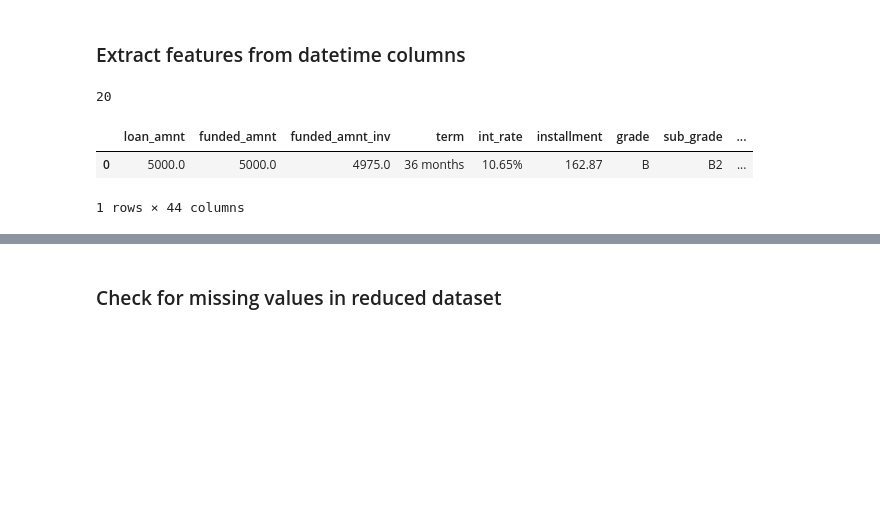
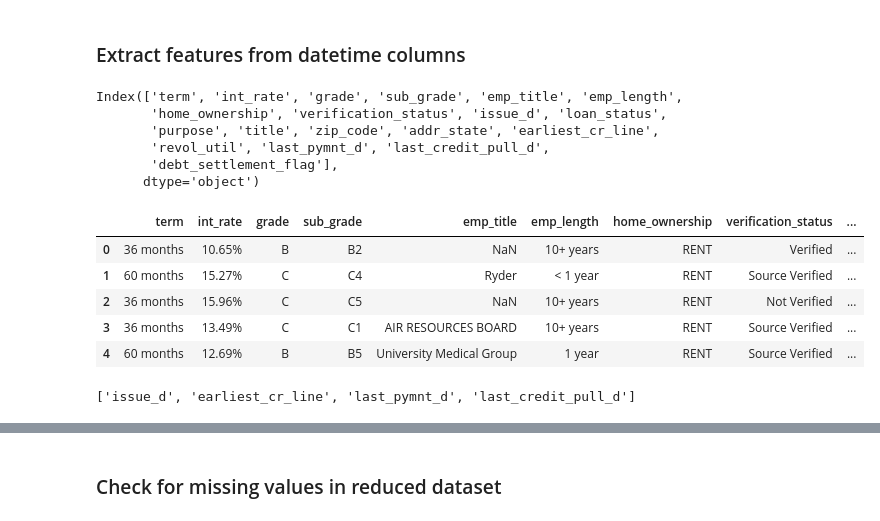
Before and after one commit to Shrutiba/iisc_cds, a Jupyter notebook: M2_AST_07_Catboost_XGBoost_LightGBM_A.ipynb, the cells around one changed output, grey strips where cells are left out. Cells and saved outputs as stored; diff of their text form; code cells hidden in the pictures; blank space fills up the shorter version.

```diff
--- a/M2_AST_07_Catboost_XGBoost_LightGBM_A.ipynb
+++ b/M2_AST_07_Catboost_XGBoost_LightGBM_A.ipynb
@@ -413,16 +413,37 @@ dfloan_select.shape
 # YOUR CODE HERE
 cat_col = dfloan_select.select_dtypes(exclude=['number']).columns
 len(cat_col)
+cat_col
 # %% [output]
-20
+Index(['term', 'int_rate', 'grade', 'sub_grade', 'emp_title', 'emp_length',
+       'home_ownership', 'verification_status', 'issue_d', 'loan_status',
+       'purpose', 'title', 'zip_code', 'addr_state', 'earliest_cr_line',
+       'revol_util', 'last_pymnt_d', 'last_credit_pull_d',
+       'debt_settlement_flag'],
+      dtype='object')
+# %%
+dfloan_select[cat_col].head(5)
+# %% [output]
+|  | term | int_rate | grade | sub_grade | emp_title | emp_length | home_ownership | verification_status | ... |
+| 0 | 36 months | 10.65% | B | B2 | NaN | 10+ years | RENT | Verified | ... |
+| 1 | 60 months | 15.27% | C | C4 | Ryder | < 1 year | RENT | Source Verified | ... |
+| 2 | 36 months | 15.96% | C | C5 | NaN | 10+ years | RENT | Not Verified | ... |
+| 3 | 36 months | 13.49% | C | C1 | AIR RESOURCES BOARD | 10+ years | RENT | Source Verified | ... |
+| 4 | 60 months | 12.69% | B | B5 | University Medical Group | 1 year | RENT | Source Verified | ... |
 # %%
 # Check which columns needs to be converted to datetime
 # YOUR CODE HERE
-dfloan_select.head(1)
+data_time_col = []
+for col in cat_col:
+        try:
+            pd.to_datetime(dfloan_select[col].head(20), format='%b-%y',errors='raise')
+            data_time_col.append(col)
+        except ValueError:
+            pass # Ignore columns that cannot be converted
+
+data_time_col
 # %% [output]
-|  | loan_amnt | funded_amnt | funded_amnt_inv | term | int_rate | installment | grade | sub_grade | ... |
-| 0 | 5000.0 | 5000.0 | 4975.0 | 36 months | 10.65% | 162.87 | B | B2 | ... |
-1 rows × 44 columns
+['issue_d', 'earliest_cr_line', 'last_pymnt_d', 'last_credit_pull_d']
 # %%
 # Converting objects to datetime columns
 # YOUR CODE HERE
```
Also changed, not shown: parts of 14 cells of this notebook.
